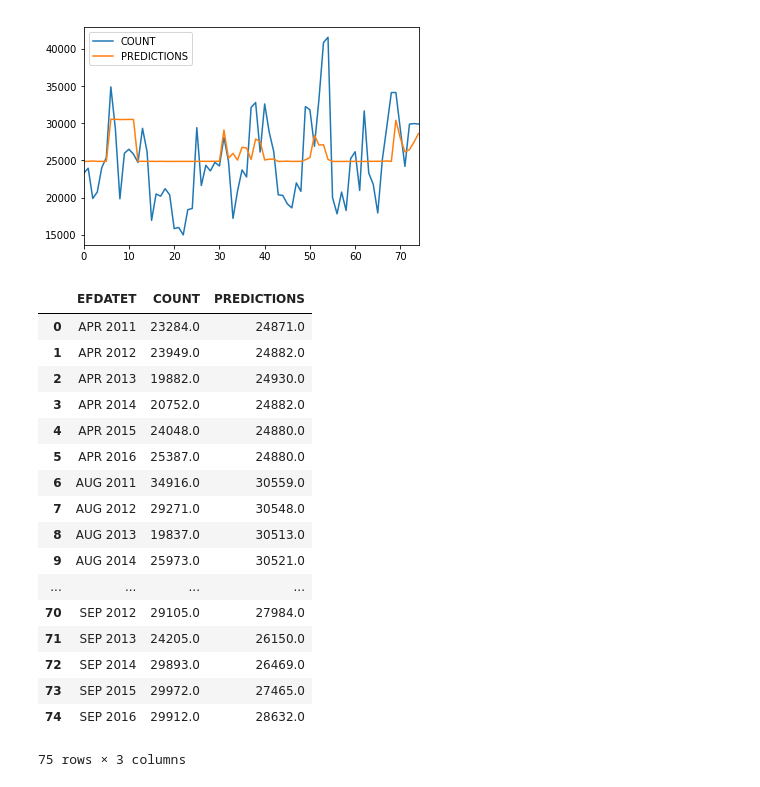
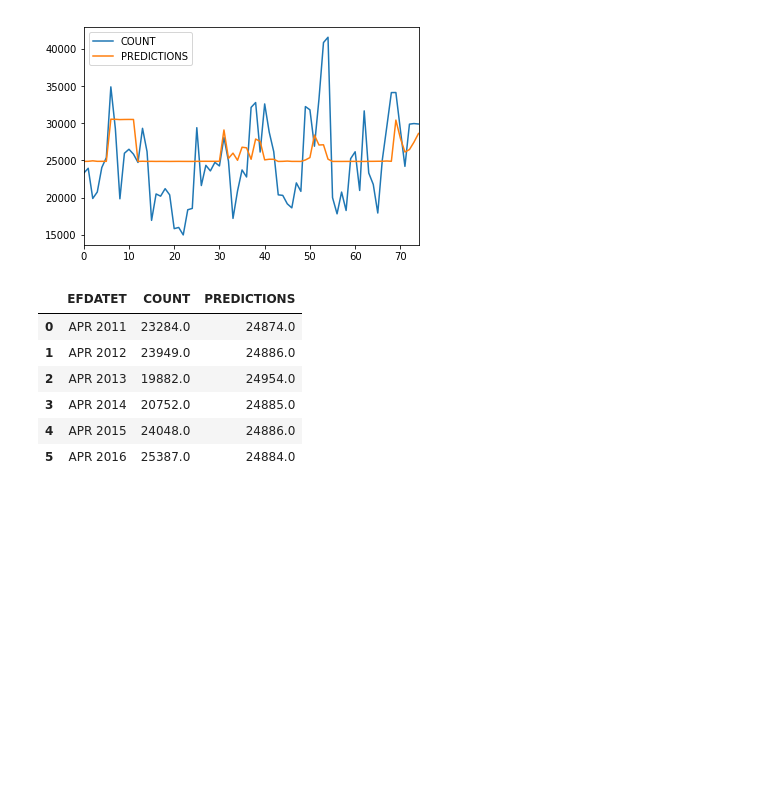
Before and after one commit to dkyol/People_Analytics, a Jupyter notebook: MultiLayer_Perceptron_SparseData.ipynb, the cells around one changed output. Drawn from its saved outputs; the diff is of its cells as text; code cells hidden in the pictures; blank space fills up the shorter version.

```diff
--- a/MultiLayer_Perceptron_SparseData.ipynb
+++ b/MultiLayer_Perceptron_SparseData.ipynb
@@ -463,3 +428,0 @@ std = df_original.COUNT.std()
-# %%
-actuals = df.COUNT * (std + 1) + mean
-actuals[:5]
@@ -474,2 +428,0 @@ Name: COUNT, dtype: float64
-# %%
-predictions = model.run_model(X)
@@ -482 +449,3 @@ table = pd.concat([actuals, pd.DataFrame(unnormalized_predictions, columns = ['P
+# %%
+train_table = plot_predictions(train, train_normal, train_X)
 # %%
@@ -486,24 +455,13 @@ table[['EFDATET', 'COUNT', 'PREDICTIONS']].plot()
 # %% [output]
 <matplotlib.axes._subplots.AxesSubplot at 0x...>
 [figure]
-# %%
-table[['EFDATET', 'COUNT', 'PREDICTIONS']]
-# %% [output]
-|  | EFDATET | COUNT | PREDICTIONS |
-| 0 | APR 2011 | 23284.0 | 24871.0 |
-| 1 | APR 2012 | 23949.0 | 24882.0 |
-| 2 | APR 2013 | 19882.0 | 24930.0 |
-| 3 | APR 2014 | 20752.0 | 24882.0 |
-| 4 | APR 2015 | 24048.0 | 24880.0 |
-| 5 | APR 2016 | 25387.0 | 24880.0 |
-| 6 | AUG 2011 | 34916.0 | 30559.0 |
-| 7 | AUG 2012 | 29271.0 | 30548.0 |
-| 8 | AUG 2013 | 19837.0 | 30513.0 |
-| 9 | AUG 2014 | 25973.0 | 30521.0 |
-| ... | ... | ... | ... |
-| 70 | SEP 2012 | 29105.0 | 27984.0 |
-| 71 | SEP 2013 | 24205.0 | 26150.0 |
-| 72 | SEP 2014 | 29893.0 | 26469.0 |
-| 73 | SEP 2015 | 29972.0 | 27465.0 |
-| 74 | SEP 2016 | 29912.0 | 28632.0 |
-75 rows × 3 columns
+# %%
+train_table[:6]
+# %% [output]
+|  | EFDATET | COUNT | PREDICTIONS |
+| 0 | APR 2011 | 23284.0 | 24874.0 |
+| 1 | APR 2012 | 23949.0 | 24886.0 |
+| 2 | APR 2013 | 19882.0 | 24954.0 |
+| 3 | APR 2014 | 20752.0 | 24885.0 |
+| 4 | APR 2015 | 24048.0 | 24886.0 |
+| 5 | APR 2016 | 25387.0 | 24884.0 |
```
Also changed, not shown: parts of 27 cells of this notebook.
